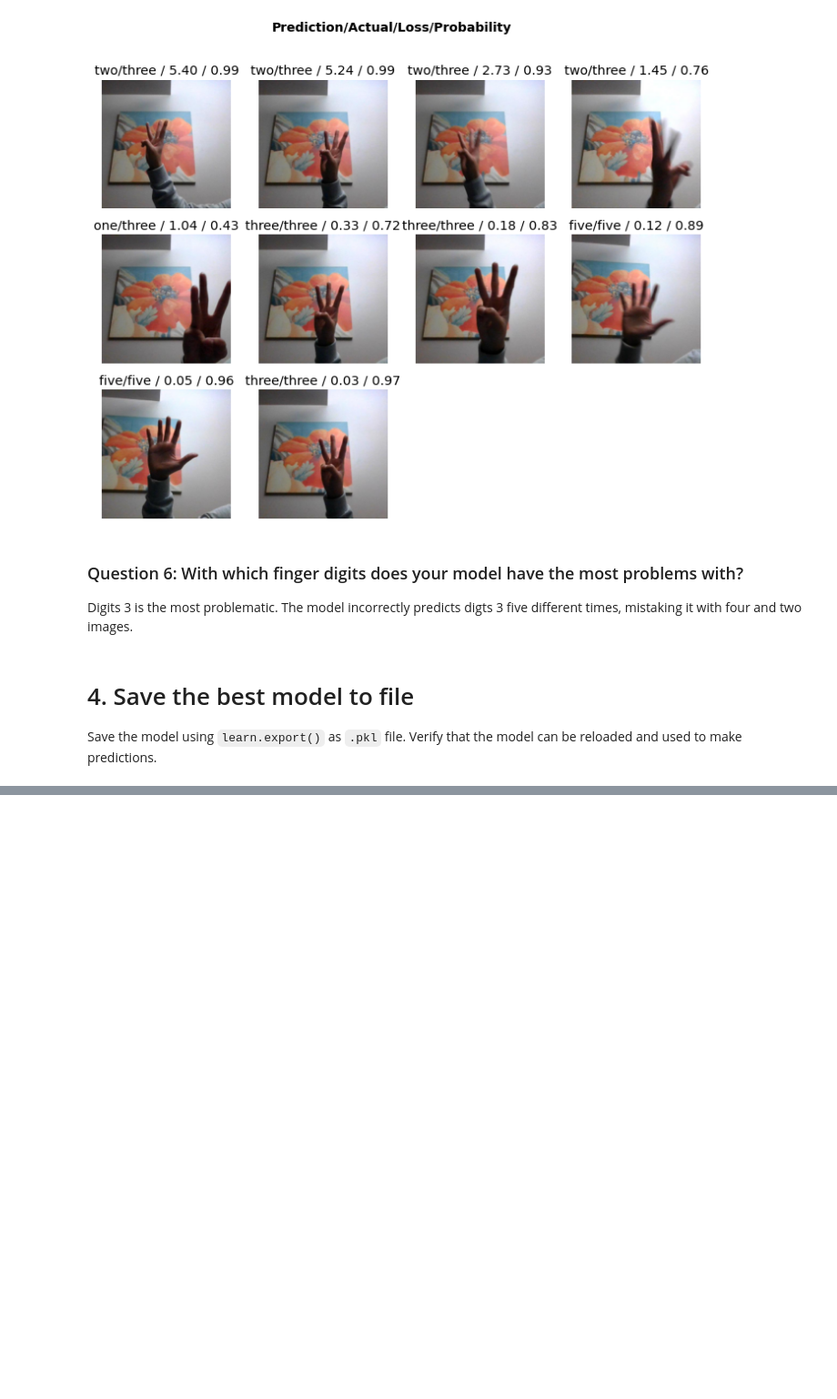
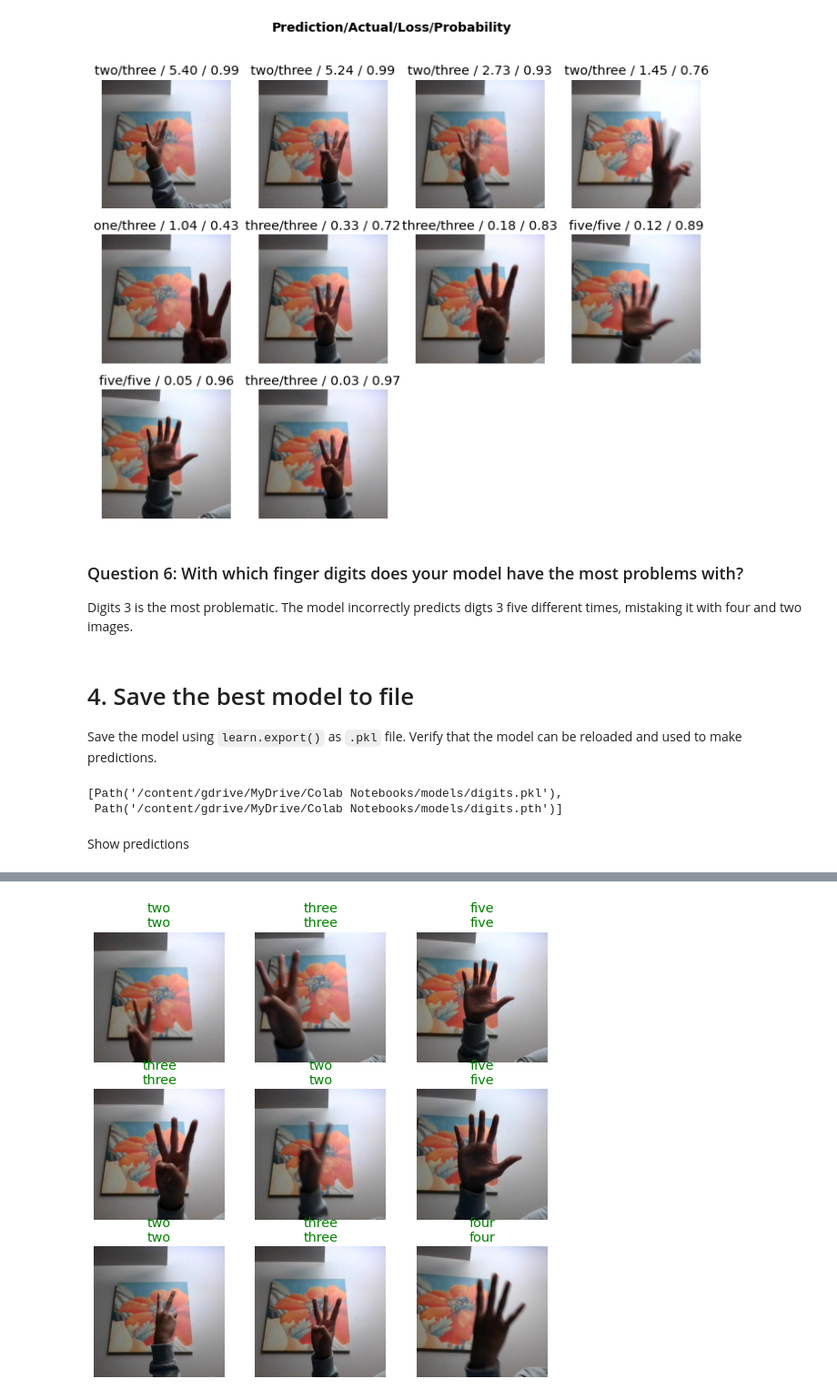
Before and after one commit to HyLe050701/ENCH407Assignment, a Jupyter notebook: lab3_train_finger_count.ipynb, the cells around one changed output, grey strips where cells are left out. Shown at 91% size. Drawn from its saved outputs; the diff is of its cells as text; code cells hidden in the pictures; blank space fills up the shorter version.

```diff
--- a/lab3_train_finger_count.ipynb
+++ b/lab3_train_finger_count.ipynb
@@ -307,3 +307,27 @@ Digits 3 is the most problematic. The model incorrectly predicts digts 3 five di
 # %% [markdown]
 # 4. Save the best model to file
 Save the model using `learn.export()` as `.pkl` file. Verify that the model can be reloaded and used to make predictions.
+# %%
+learn.export(fname=(export_path/"models/digits.pkl"))
+learn.path = export_path
+learn.save("digits")
+[item for item in (export_path/"models").ls() if "digits" in str(item)]
+# %% [output]
+[Path('/content/gdrive/MyDrive/Colab Notebooks/models/digits.pkl'),
+ Path('/content/gdrive/MyDrive/Colab Notebooks/models/digits.pth')]
+# %% [markdown]
+Show predictions
+# %%
+set_seed(625,True)
+digits = DataBlock(blocks = (ImageBlock, CategoryBlock),
+                 get_items=get_image_files,
+                 splitter=RandomSplitter(),
+                 get_y=parent_label,
+                 item_tfms=Resize(size = 420),
+                 batch_tfms=aug_transforms(size=224, p_lighting = 1, min_scale=1, mult = 0.5))
+dls = digits.dataloaders(path)
+
+learn_saved = vision_learner(dls, resnet18, metrics=accuracy)
+learn_saved.load('/content/gdrive/MyDrive/Colab Notebooks/models/digits')
+learn_saved.show_results()
+# %% [output]
@@ -309,0 +335 @@ Save the model using `learn.export()` as `.pkl` file. Verify that the model can
+[figure, added]
```
Also changed, not shown: parts of 4 cells of this notebook.
